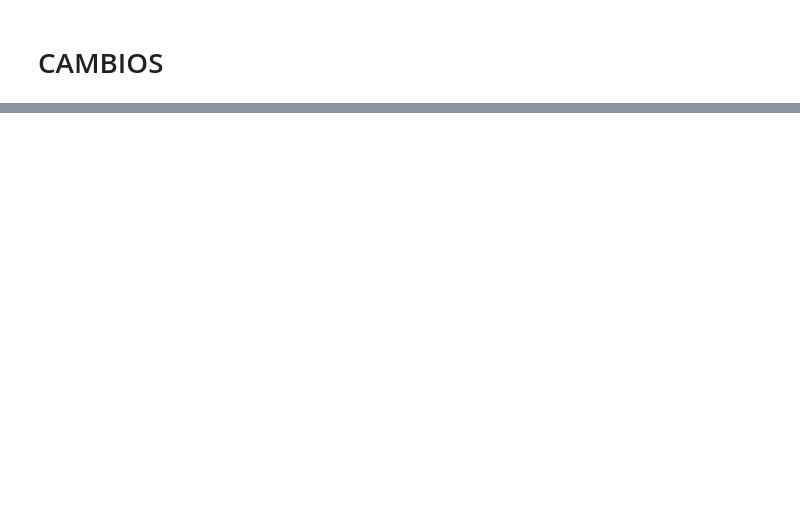
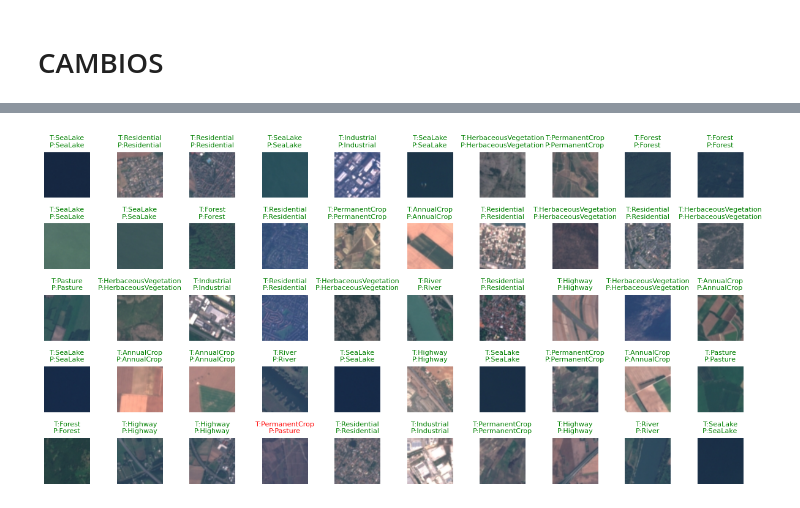
Before and after one commit to Martxelo5/DLproyect, a Jupyter notebook: deliverable2/main.ipynb, the cells around one changed output, grey strips where cells are left out. Cells and saved outputs as stored; diff of their text form; code cells hidden in the pictures; blank space fills up the shorter version.

Commit message:
All models

```diff
--- a/deliverable2/main.ipynb
+++ b/deliverable2/main.ipynb
@@ -236,7 +238,7 @@ class CIFAR10FromNumpy(Dataset):
         return img, label
 
 # Load the data from the existing 'data' directory – NO download
-(X_train, y_train), (X_test, y_test) = load_cifar10_data('data')
+(X_train, y_train), (X_test, y_test) = load_cifar10_data('data/cifar')
 
 # Split training data into actual training and validation (as before)
 train_size = 45000
@@ -899,14 +921,15 @@ train_dataset = SubsetWithTransform(train_subset, train_transform)
 val_dataset   = SubsetWithTransform(val_subset,   eval_transform)
 test_dataset  = SubsetWithTransform(test_subset,  eval_transform)
 
-BATCH_SIZE = 64
+BATCH_SIZE = 128
+
 
 train_loader = DataLoader(train_dataset, batch_size=BATCH_SIZE, shuffle=True,
-                        num_workers=4, pin_memory=True)
+                        num_workers=2, pin_memory=True)
 val_loader   = DataLoader(val_dataset,   batch_size=BATCH_SIZE, shuffle=False,
-                        num_workers=4, pin_memory=True)
+                        num_workers=2, pin_memory=True)
 test_loader  = DataLoader(test_dataset,  batch_size=BATCH_SIZE, shuffle=False,
-                        num_workers=4, pin_memory=True)
+                        num_workers=2, pin_memory=True)
 
 print(f"Train batches: {len(train_loader)}")
 print(f"Val batches:   {len(val_loader)}")
@@ -1212,34 +1332,36 @@ plt.show()
 def denorm_eurosat(img_tensor, mean=IMAGENET_MEAN, std=IMAGENET_STD):
     img = img_tensor.clone().cpu()
     for t, m, s in zip(img, mean, std):
         t.mul_(s).add_(m)
     img = img.clamp_(0, 1).permute(1, 2, 0).numpy()
     return img
 
 # Pick the model you want to see
-model = model_vgg16
+model = model_effnetv2
 model.eval()
 
 images, labels = next(iter(test_loader))
 images, labels = images.to(device), labels.to(device)
 
 with torch.no_grad():
     outputs = model(images)
     _, preds = torch.max(outputs, 1)
 
 num_show = 50
 fig, axes = plt.subplots(5, 10, figsize=(12, 6))
 axes = axes.flatten()
 for i in range(num_show):
     img = denorm_eurosat(images[i])
     true_label = class_names[labels[i]]
     pred_label = class_names[preds[i]]
     color = 'green' if labels[i] == preds[i] else 'red'
     axes[i].imshow(img)
     axes[i].set_title(f"T:{true_label}\nP:{pred_label}", color=color, fontsize=8)
     axes[i].axis('off')
 plt.tight_layout()
 plt.show()
+# %% [output]
+[figure, added]
 # %%
 # Combine histories from from‑scratch models (already trained) and transfer fine‑tuning stages
 plt.figure(figsize=(14, 5))
```
Also changed, not shown: parts of 18 cells of this notebook, 2 other files.
